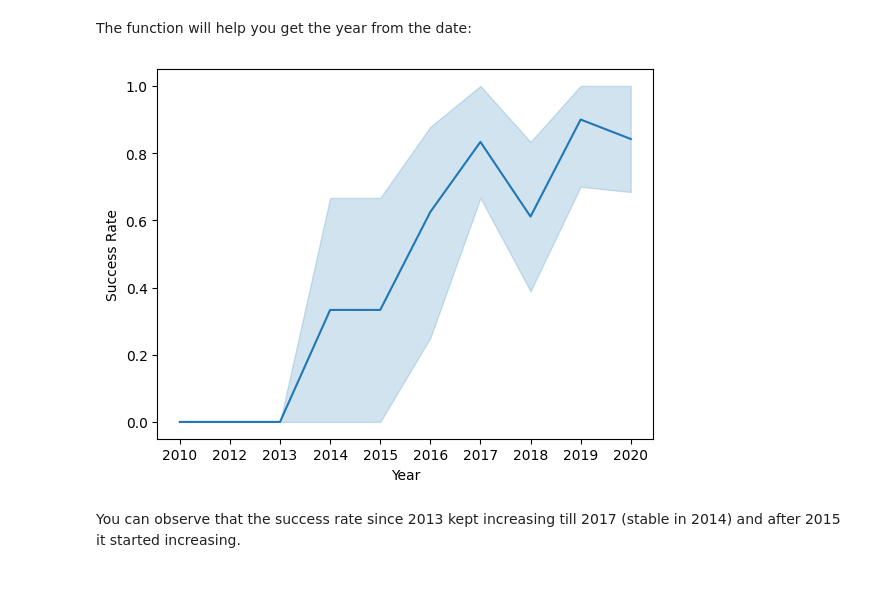
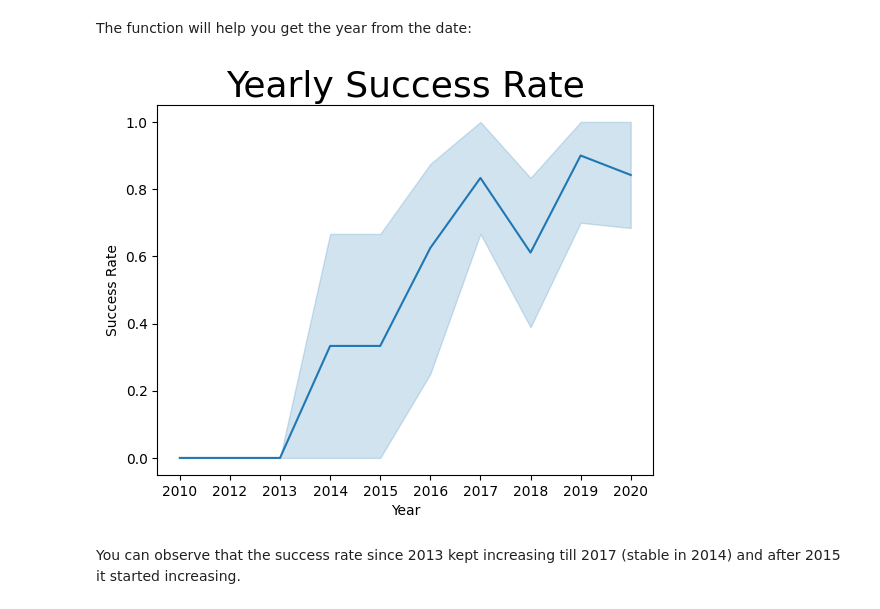
Before and after one commit to vancleveeli/Data-Science, a Jupyter notebook: Applied Data Science Capstone/jupyter-labs-eda-dataviz-v2.ipynb, the cells around one changed output. Cells and saved outputs as stored; diff of their text form; code cells hidden in the pictures.

```diff
--- a/Applied Data Science Capstone/jupyter-labs-eda-dataviz-v2.ipynb
+++ b/Applied Data Science Capstone/jupyter-labs-eda-dataviz-v2.ipynb
@@ -75,11 +75,11 @@ import seaborn as sns
 # %% [markdown]
 First, let's read the SpaceX dataset into a Pandas dataframe and print its summary
 # %%
-df=pd.read_csv("https://cf-courses-data.s3.us.cloud-object-storage.appdomain.cloud/IBM-DS0321EN-SkillsNetwork/datasets/dataset_part_2.csv")
+#df=pd.read_csv("https://cf-courses-data.s3.us.cloud-object-storage.appdomain.cloud/IBM-DS0321EN-SkillsNetwork/datasets/dataset_part_2.csv")
 
 # If you were unable to complete the previous lab correctly you can uncomment and load this csv
 
-# df = pd.read_csv('https://cf-courses-data.s3.us.cloud-object-storage.appdomain.cloud/IBMDeveloperSkillsNetwork-DS0701EN-SkillsNetwork/api/dataset_part_2.csv')
+df = pd.read_csv('https://cf-courses-data.s3.us.cloud-object-storage.appdomain.cloud/IBMDeveloperSkillsNetwork-DS0701EN-SkillsNetwork/api/dataset_part_2.csv')
 
 df.head(5)
 # %% [output]
@@ -196,14 +227,15 @@ def Extract_year():
 # %%
 # Plot a line chart with x axis to be the extracted year and y axis to be the success rate
 
 year_list = Extract_year()
 df["year"] = year_list
-sns.lineplot(x='year', y = 'Class',data = df)
+p=sns.lineplot(x='year', y = 'Class',data = df)
 plt.xlabel('Year')
 plt.ylabel('Success Rate')
+plt.title('Yearly Success Rate', fontsize = 26)
 plt.show()
 # %% [output]
-[figure, old version]
+[figure, new version]
 # %% [markdown]
 You can observe that the success rate since 2013 kept increasing till 2017 (stable in 2014) and after 2015 it started increasing.
 # %% [markdown]
```
Also changed, not shown: parts of 7 cells of this notebook, 4 other files.
